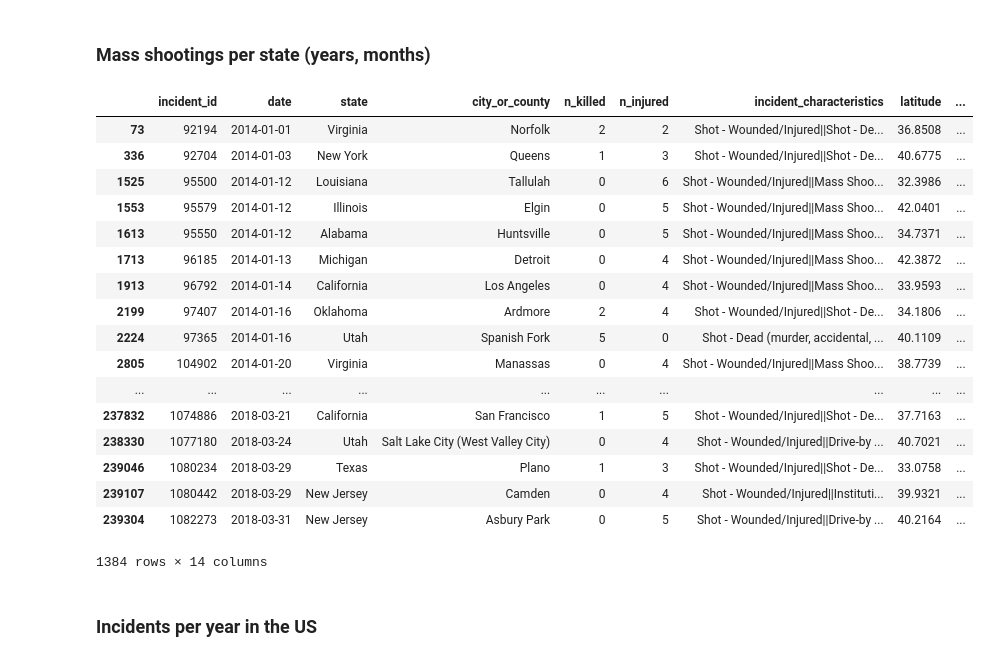
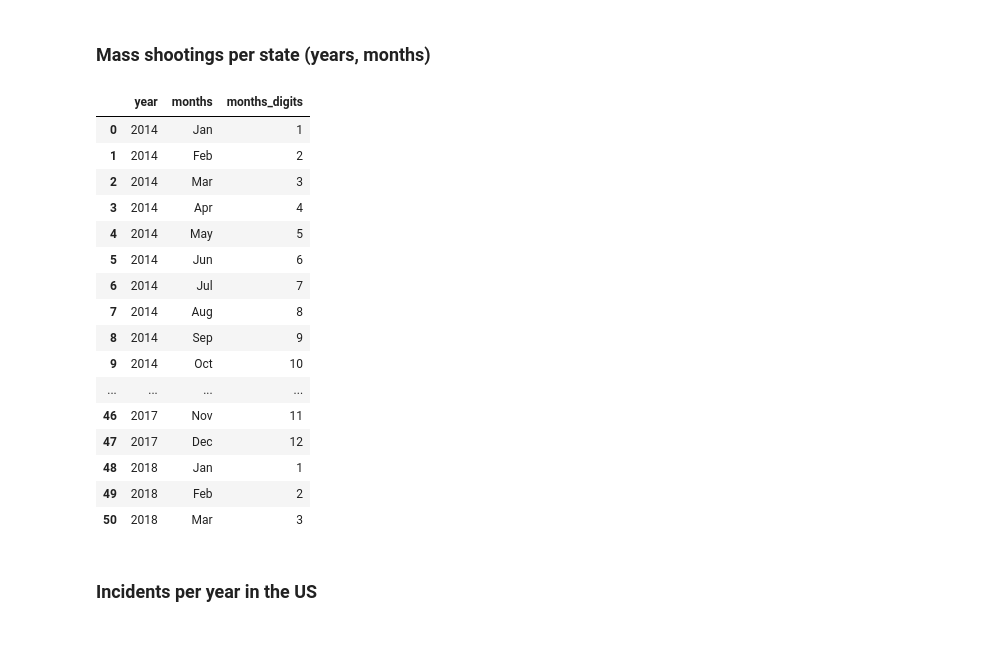
Before and after one commit to youmaywrong/DataProcessing, a Jupyter notebook: date-filtering.ipynb, the cells around one changed output. Cells and saved outputs as stored; diff of their text form; code cells hidden in the pictures.

```diff
--- a/date-filtering.ipynb
+++ b/date-filtering.ipynb
@@ -193,36 +193,37 @@ incidents_per_month = [number for number in df.groupby(['year', 'month']).size()
 # %%
 mass_shootings = df[df['incident_characteristics'].str.contains("Mass Shooting") == True]
 
 years = ['2014', '2015', '2016', '2017', '2018']
 months = ['Jan', 'Feb', 'Mar', 'Apr', 'May', 'Jun', 'Jul', 'Aug', 'Sep', 'Oct', 'Nov', 'Dec']
 months_digits = [1, 2, 3, 4, 5, 6, 7, 8, 9, 10, 11, 12]
 
 months_per_year = [(year, month) for year in years for month in months][:51]
 
 mass_shootings_df = pd.DataFrame()
 mass_shootings_df['year'] = [year for (year, month) in months_per_year]
 mass_shootings_df['months'] = [month for (year, month) in months_per_year]
 mass_shootings_df['months_digits'] = months_digits * 4 + [1, 2, 3]
-mass_shootings
+
+
+shootings_per_state = [info for info, rest in mass_shootings.groupby(['state', 'year', 'month'])]
 # %% [output]
-|  | incident_id | date | state | city_or_county | n_killed | n_injured | incident_characteristics | latitude | ... |
-| 73 | 92194 | 2014-01-01 | Virginia | Norfolk | 2 | 2 | Shot - Wounded/Injured||Shot - De... | 36.8508 | ... |
-| 336 | 92704 | 2014-01-03 | New York | Queens | 1 | 3 | Shot - Wounded/Injured||Shot - De... | 40.6775 | ... |
-| 1525 | 95500 | 2014-01-12 | Louisiana | Tallulah | 0 | 6 | Shot - Wounded/Injured||Mass Shoo... | 32.3986 | ... |
-| 1553 | 95579 | 2014-01-12 | Illinois | Elgin | 0 | 5 | Shot - Wounded/Injured||Mass Shoo... | 42.0401 | ... |
-| 1613 | 95550 | 2014-01-12 | Alabama | Huntsville | 0 | 5 | Shot - Wounded/Injured||Mass Shoo... | 34.7371 | ... |
-| 1713 | 96185 | 2014-01-13 | Michigan | Detroit | 0 | 4 | Shot - Wounded/Injured||Mass Shoo... | 42.3872 | ... |
-| 1913 | 96792 | 2014-01-14 | California | Los Angeles | 0 | 4 | Shot - Wounded/Injured||Mass Shoo... | 33.9593 | ... |
-| 2199 | 97407 | 2014-01-16 | Oklahoma | Ardmore | 2 | 4 | Shot - Wounded/Injured||Shot - De... | 34.1806 | ... |
-| 2224 | 97365 | 2014-01-16 | Utah | Spanish Fork | 5 | 0 | Shot - Dead (murder, accidental, ... | 40.1109 | ... |
-| 2805 | 104902 | 2014-01-20 | Virginia | Manassas | 0 | 4 | Shot - Wounded/Injured||Mass Shoo... | 38.7739 | ... |
-| ... | ... | ... | ... | ... | ... | ... | ... | ... | ... |
-| 237832 | 1074886 | 2018-03-21 | California | San Francisco | 1 | 5 | Shot - Wounded/Injured||Shot - De... | 37.7163 | ... |
-| 238330 | 1077180 | 2018-03-24 | Utah | Salt Lake City (West Valley City) | 0 | 4 | Shot - Wounded/Injured||Drive-by ... | 40.7021 | ... |
-| 239046 | 1080234 | 2018-03-29 | Texas | Plano | 1 | 3 | Shot - Wounded/Injured||Shot - De... | 33.0758 | ... |
-| 239107 | 1080442 | 2018-03-29 | New Jersey | Camden | 0 | 4 | Shot - Wounded/Injured||Instituti... | 39.9321 | ... |
-| 239304 | 1082273 | 2018-03-31 | New Jersey | Asbury Park | 0 | 5 | Shot - Wounded/Injured||Drive-by ... | 40.2164 | ... |
+|  | year | months | months_digits |
+| 0 | 2014 | Jan | 1 |
+| 1 | 2014 | Feb | 2 |
+| 2 | 2014 | Mar | 3 |
+| 3 | 2014 | Apr | 4 |
+| 4 | 2014 | May | 5 |
+| 5 | 2014 | Jun | 6 |
+| 6 | 2014 | Jul | 7 |
+| 7 | 2014 | Aug | 8 |
+| 8 | 2014 | Sep | 9 |
+| 9 | 2014 | Oct | 10 |
+| ... | ... | ... | ... |
+| 46 | 2017 | Nov | 11 |
+| 47 | 2017 | Dec | 12 |
+| 48 | 2018 | Jan | 1 |
+| 49 | 2018 | Feb | 2 |
+| 50 | 2018 | Mar | 3 |
-1384 rows × 14 columns
 # %% [markdown]
 ### Incidents per year in the US
 # %%
```
